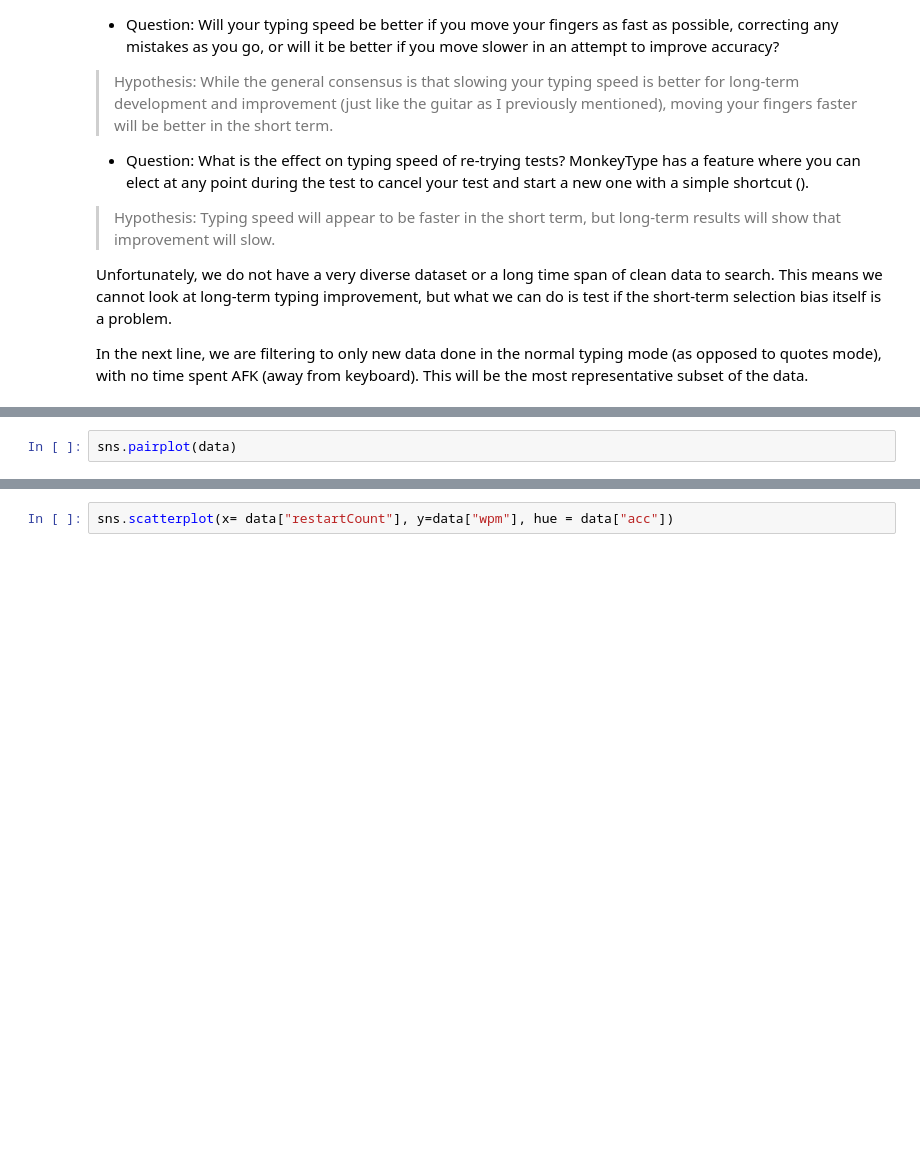
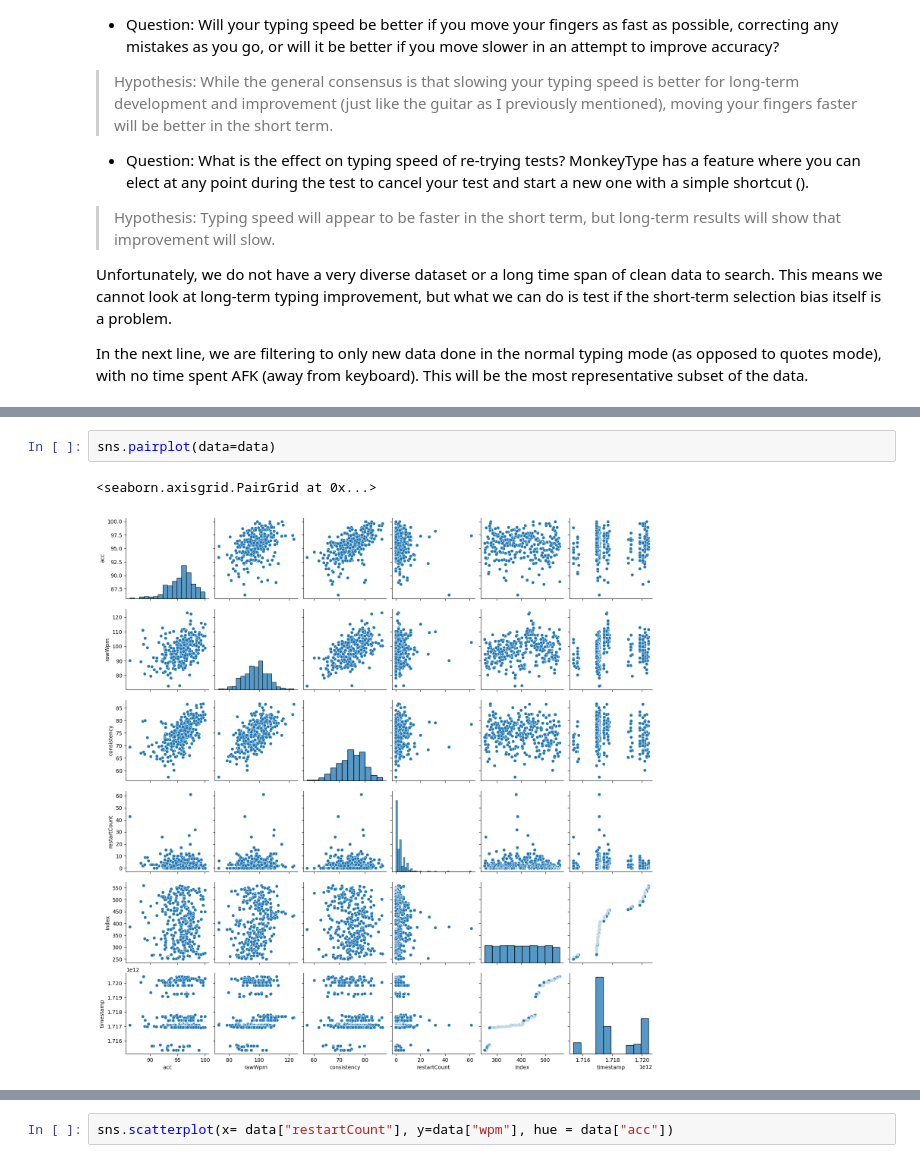
Before and after one commit to jackcooperusesvim/monkeytype-analysis, a Jupyter notebook: Summary.ipynb, the cells around one changed output, grey strips where cells are left out. Saved outputs shown, nothing was run; the diff lists cells and outputs as text; blank space fills up the shorter version.

```diff
--- a/Summary.ipynb
+++ b/Summary.ipynb
@@ -128,4 +130,7 @@ sns.relplot(data=data,x="ind",y="acc")
 # %%
-sns.pairplot(data)
+sns.pairplot(data=data)
+# %% [output]
+<seaborn.axisgrid.PairGrid at 0x...>
+[figure, added]
 # %%
 sns.scatterplot(x = data["acc"], y = data["wpm"], hue=data["restartCount"].where(data["restartCount"]<12))
```
Also changed, not shown: parts of 6 cells of this notebook.
